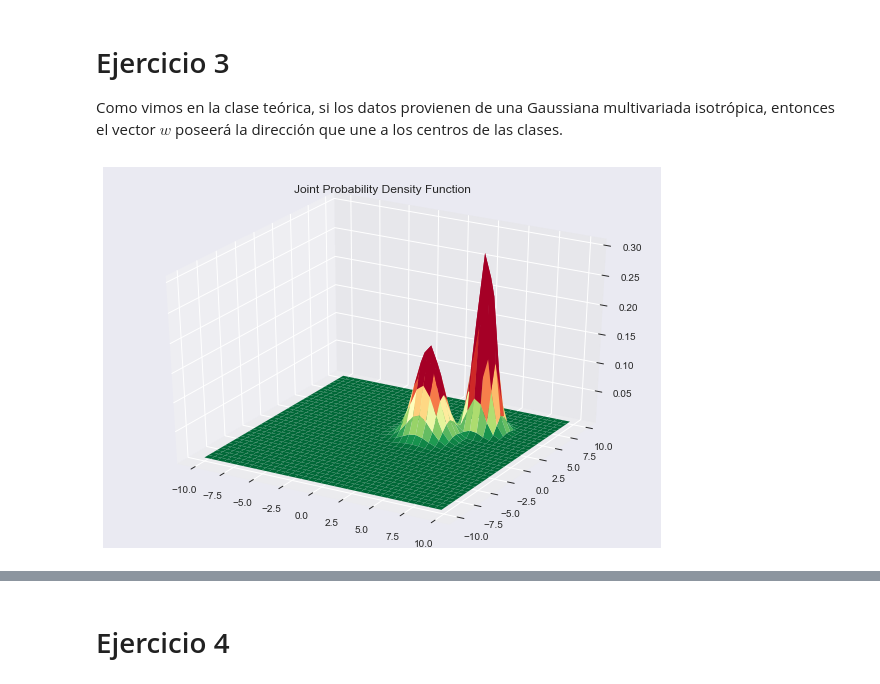
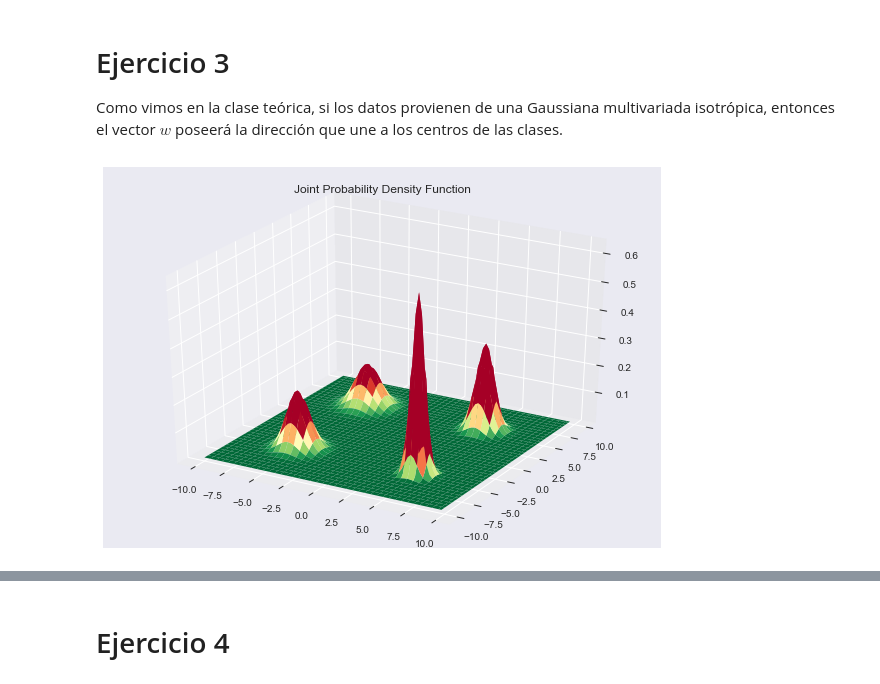
Before and after one commit to jbayardo/pr-tp3, a Jupyter notebook: Reconocimiento de Patrones - TP3.ipynb, the cells around one changed output, grey strips where cells are left out. Saved outputs shown, nothing was run; the diff lists cells and outputs as text; code cells hidden in the pictures.

```diff
--- a/Reconocimiento de Patrones - TP3.ipynb
+++ b/Reconocimiento de Patrones - TP3.ipynb
@@ -124,39 +152,40 @@ DATASET_SIZE = 1000
 TRAIN_RELATIVE_SIZE = 0.1
 INPUT_DIMENSIONS = 2
 DIMENSION_RANGES = np.array([[-10.0, -10.0], [10.0, 10.0]])
-DIMENSION_PLOT_RANGE_PRECISION = 0.55
-LABEL_COLORS=['blue', 'red']
+DIMENSION_PLOT_RANGE_PRECISION = 0.25
+LABEL_COLORS=['blue', 'red', 'white', 'yellow']
+
+def isotropic_normal(mean, variance):
+    assert len(mean) >= 1
+    return sp.stats.multivariate_normal(mean=mean, cov=variance * np.identity(len(mean)))
+
+DISTRIBUTIONS = [
+    isotropic_normal([5.0, -5.0], 0.25),
+    isotropic_normal([5.0, 5.0], 0.5),
+    isotropic_normal([-5.0, -5.0], 0.75),
+    isotropic_normal([-5.0, 5.0], 1.0)]
+
 assert DATASET_SIZE >= 1
 assert INPUT_DIMENSIONS >= 2
 assert DIMENSION_RANGES.shape == (2, INPUT_DIMENSIONS)
 assert 0.0 < TRAIN_RELATIVE_SIZE <= 1.0
+assert len(DISTRIBUTIONS) >= 2
+assert all([d.dim == INPUT_DIMENSIONS for d in DISTRIBUTIONS])
+assert len(DISTRIBUTIONS) <= len(LABEL_COLORS)
 # %%
-# Set the distributions we are going to use for our examples
-mean_1 = [2.0, 2.0]
-cov_1 = [[1, 0.0], [0.0, 1]]
-gd1 = sp.stats.multivariate_normal(mean=mean_1, cov=cov_1)
-
-mean_2 = [5.0, 5.0]
-cov_2 = [[.5, 0.0], [0.0, .5]]
-gd2 = sp.stats.multivariate_normal(mean=mean_2, cov=cov_2)
-
-DISTRIBUTIONS = [gd1, gd2]
-assert all([d.dim == INPUT_DIMENSIONS for d in DISTRIBUTIONS])
-assert len(DISTRIBUTIONS) <= len(LABEL_COLORS)
-
 if INPUT_DIMENSIONS == 2:
     x = np.arange(DIMENSION_RANGES[0][0], DIMENSION_RANGES[1][0], DIMENSION_PLOT_RANGE_PRECISION)
     y = np.arange(DIMENSION_RANGES[0][1], DIMENSION_RANGES[1][1], DIMENSION_PLOT_RANGE_PRECISION)
     X, Y = np.meshgrid(x, y)
-    zs = np.array([max(gd1.pdf([x,y]), gd2.pdf([x,y])) for x,y in zip(np.ravel(X), np.ravel(Y))])
+    zs = np.array([max([dist.pdf([x, y]) for dist in DISTRIBUTIONS]) for x,y in zip(np.ravel(X), np.ravel(Y))])
     Z = zs.reshape(X.shape)
     # Graph the surface
     fig = plt.figure(figsize=(10, 7))
     ax = fig.add_subplot(111, projection='3d')
     plt.title('Joint Probability Density Function')
 
     ax.plot_surface(X, Y, Z, color='b', vmin=0, vmax=0.1, cmap='RdYlGn_r')
 # %% [output]
-[figure, old version]
+[figure, new version]
 # %%
 # Sample from the process that generates the dataset
```
Also changed, not shown: parts of 10 cells of this notebook.
